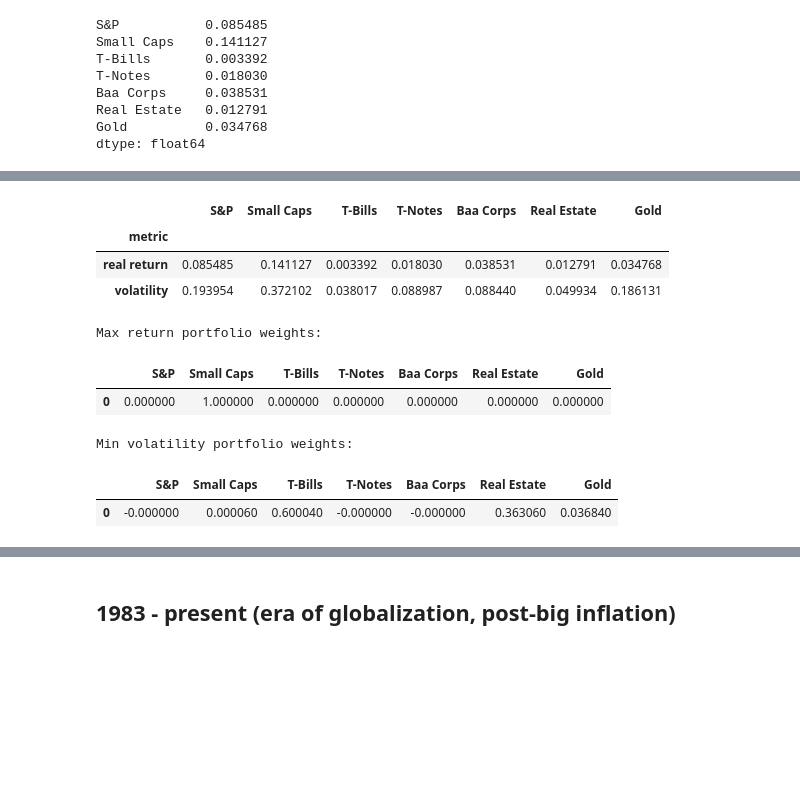
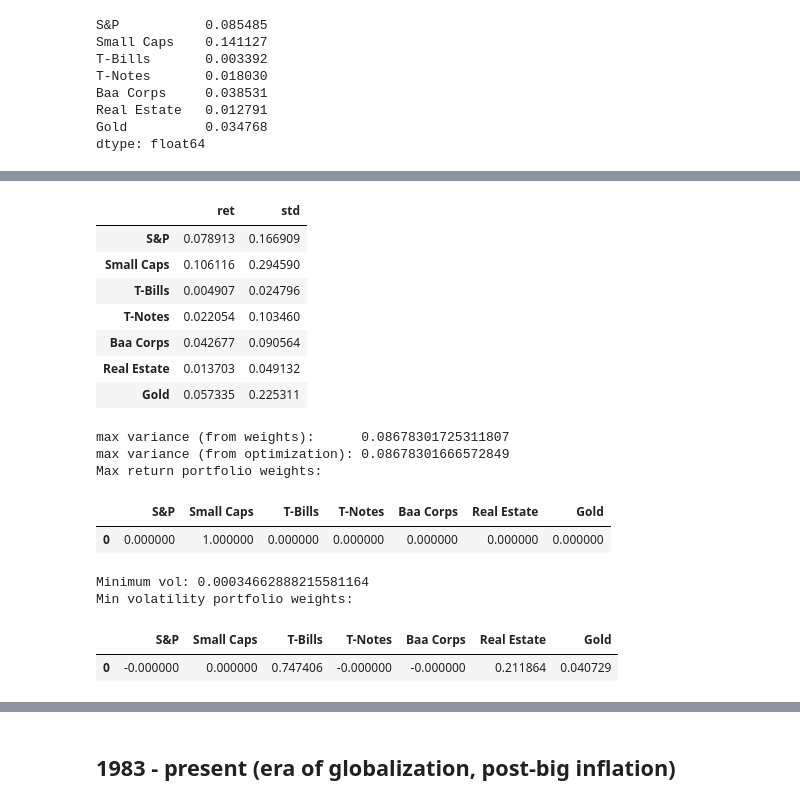
Before and after one commit to druce/portfolio_optimization, a Jupyter notebook: Portfolio optimization.ipynb, the cells around one changed output, grey strips where cells are left out. Cells and saved outputs as stored; diff of their text form; code cells hidden in the pictures; blank space fills up the shorter version.

```diff
--- a/Portfolio optimization.ipynb
+++ b/Portfolio optimization.ipynb
@@ -587,22 +703,19 @@ Name: 2024, dtype: float64
 pd.set_option('display.max_rows', None)  # display all rows without truncation
 pd.set_option('display.float_format', '{:.6f}'.format) # don't use scientific notation
 # %%
-for col in real_data_df.columns:
-    real_data_df[col] = real_data_df[col].astype(float)
+for col in plot_returns_df.columns:
+    plot_returns_df[col] = plot_returns_df[col].astype(float)
 
 # compute correlation matrix
 my_cmap = sns.diverging_palette(10, 220, sep=80, n=50)
-sns.heatmap(real_data_df.corr(), annot=True, fmt=".02f", cmap=my_cmap);
+sns.heatmap(plot_returns_df.corr(), annot=True, fmt=".02f", cmap=my_cmap);
 # %% [output]
 [figure]
 # %%
-# Drop CPI and GDP - these are not investable assets
-try:
-    real_data_df.drop(labels=['CPI', 'GDP'], axis=1, inplace=True)
-except KeyError:
-    pass  # Already dropped
+# Drop CPI and GDP - not investable assets
+labels = [label for label in list(plot_returns_df.columns) if label not in ['CPI', 'GDP']]
 
-df = real_data_df.copy()
+df = plot_returns_df[labels].copy()
 df.head()
 # %% [output]
 |  | S&P | Small Caps | T-Bills | T-Notes | Baa Corps | Real Estate | Gold |
@@ -656,0 +907,3 @@ dtype: float64
+# %%
+plot_returns_df = plot_returns_df[labels]
+plot_returns_df.head()
@@ -656,0 +1115,3 @@ dtype: float64
+# %%
+df = plot_returns_df.loc[1967:]
+df.plot.line();
@@ -671,25 +1134,30 @@ Gold          0.020178
 Name: 2024, dtype: float64
 # %%
 # Compute covariance matrix and optimization parameters
-Sigma = np.cov(df.transpose())
-n = Sigma.shape[0]
-mu = df.mean().values
-asset_vols = np.sqrt(Sigma.diagonal())
+covariance_matrix = np.cov(df.transpose())
+n_assets = covariance_matrix.shape[0]
+mean_return = df.mean().values
+asset_vols = np.sqrt(covariance_matrix.diagonal())
 
 # Display summary
-summary_df = pd.DataFrame([mu, asset_vols], columns=labels)
-summary_df['metric'] = ['real return', 'volatility']
-summary_df.set_index('metric')
+summary_df = pd.DataFrame([mean_return, asset_vols], columns=labels)
+summary_df = summary_df.transpose()
+summary_df.columns = ['ret', 'std']
+summary_df
 # %% [output]
-|  | S&P | Small Caps | T-Bills | T-Notes | Baa Corps | Real Estate | Gold |
-| metric |  |  |  |  |  |  |  |
-| real return | 0.085485 | 0.141127 | 0.003392 | 0.018030 | 0.038531 | 0.012791 | 0.034768 |
-| volatility | 0.193954 | 0.372102 | 0.038017 | 0.088987 | 0.088440 | 0.049934 | 0.186131 |
+|  | ret | std |
+| S&P | 0.078913 | 0.166909 |
+| Small Caps | 0.106116 | 0.294590 |
+| T-Bills | 0.004907 | 0.024796 |
+| T-Notes | 0.022054 | 0.103460 |
+| Baa Corps | 0.042677 | 0.090564 |
+| Real Estate | 0.013703 | 0.049132 |
+| Gold | 0.057335 | 0.225311 |
 # %%
 # Solve max return portfolio (corner solution, max return asset)
-w = cp.Variable(n)
-ret = mu.T @ w
-vol = cp.quad_form(w, Sigma)
+w = cp.Variable(n_assets)
+ret = mean_return.T @ w
+vol = cp.quad_form(w, covariance_matrix)
 
 prob = cp.Problem(
     cp.Maximize(ret),
@@ -701,12 +1169,17 @@ if prob.status not in ['optimal', 'optimal_inaccurate']:
     raise ValueError(f"Optimization failed with status: {prob.status}")
 
 wts = [float(f'{v:.4f}') for v in w.value]
+_, maxretstd = compute_historical_metrics(df, np.array(wts))
 maxretvol = vol.value
+print(f"max variance (from weights):      {maxretstd**2}")
+print(f"max variance (from optimization): {maxretvol}")
 maxret = ret.value
 
 print("Max return portfolio weights:")
 pd.DataFrame([wts], columns=labels)
 # %% [output]
+max variance (from weights):      0.08678301725311807
+max variance (from optimization): 0.08678301666572849
 Max return portfolio weights:
 |  | S&P | Small Caps | T-Bills | T-Notes | Baa Corps | Real Estate | Gold |
 | 0 | 0.000000 | 1.000000 | 0.000000 | 0.000000 | 0.000000 | 0.000000 | 0.000000 |
@@ -725,13 +1198,15 @@ if prob.status not in ['optimal', 'optimal_inaccurate']:
 
 wts = [float(f'{v:.6f}') for v in w.value]
 minvol = vol.value
+print(f"Minimum vol: {minvol}")
 minvolret = ret.value
 
 print("Min volatility portfolio weights:")
 pd.DataFrame([wts], columns=labels)
 # %% [output]
+Minimum vol: 0.00034662888215581164
 Min volatility portfolio weights:
 |  | S&P | Small Caps | T-Bills | T-Notes | Baa Corps | Real Estate | Gold |
-| 0 | -0.000000 | 0.000060 | 0.600040 | -0.000000 | -0.000000 | 0.363060 | 0.036840 |
+| 0 | -0.000000 | 0.000000 | 0.747406 | -0.000000 | -0.000000 | 0.211864 | 0.040729 |
 # %%
 %%time
```
Also changed, not shown: parts of 63 cells of this notebook, 2 other files.
